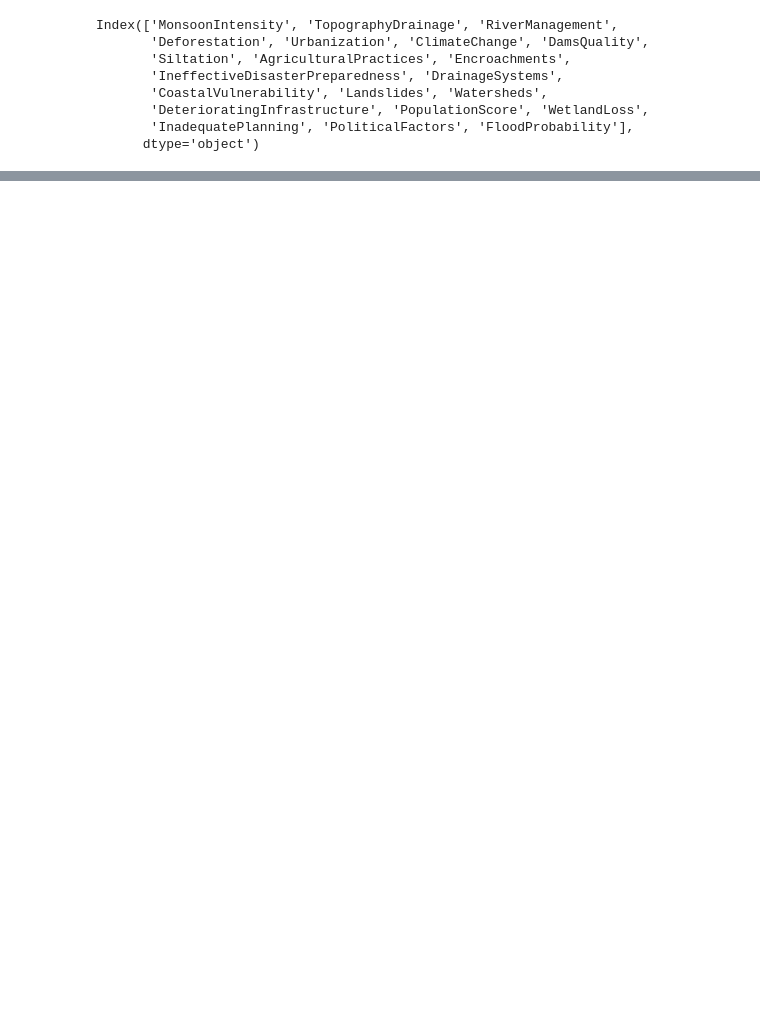
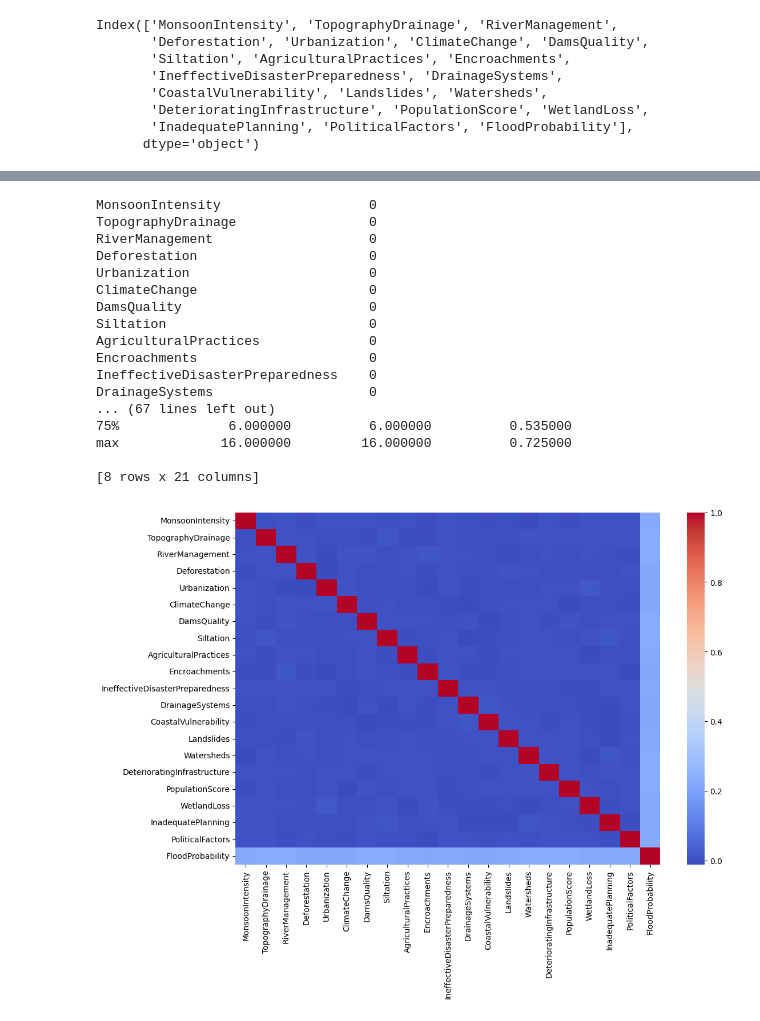
Before and after one commit to navyamerugu27/AI-based-Flood-Prediction-and-Risk-Alarm-System, a Jupyter notebook: flood prediction.ipynb, the cells around one changed output, grey strips where cells are left out. Saved outputs shown, nothing was run; the diff lists cells and outputs as text; code cells hidden in the pictures; blank space fills up the shorter version.

```diff
--- a/flood prediction.ipynb
+++ b/flood prediction.ipynb
@@ -61,0 +63,37 @@ plt.show()
+# %%
+import matplotlib.pyplot as plt
+import seaborn as sns
+
+# Check missing values
+print(df.isnull().sum())
+
+# Summary statistics
+print(df.describe())
+
+# Correlation heatmap
+plt.figure(figsize=(12,8))
+sns.heatmap(df.corr(), cmap="coolwarm", annot=False)
+plt.show()
+
+# Distribution of target
+sns.histplot(df["FloodProbability"], kde=True)
+plt.show()
+# %% [output]
+MonsoonIntensity                   0
+TopographyDrainage                 0
+RiverManagement                    0
+Deforestation                      0
+Urbanization                       0
+ClimateChange                      0
+DamsQuality                        0
+Siltation                          0
+AgriculturalPractices              0
+Encroachments                      0
+IneffectiveDisasterPreparedness    0
+DrainageSystems                    0
+... (67 lines left out)
+75%              6.000000          6.000000          0.535000
+max             16.000000         16.000000          0.725000
+
+[8 rows x 21 columns]
+[figure, added]
```
Also changed, not shown: parts of 9 cells of this notebook.
